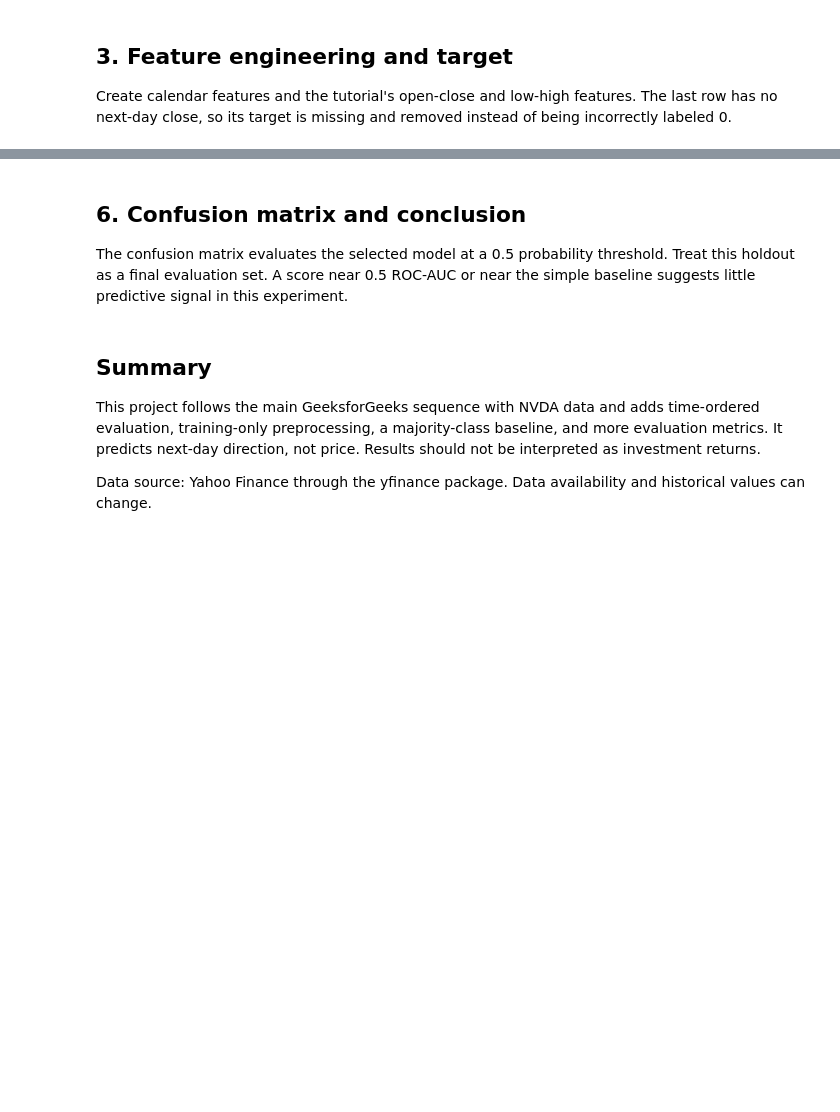
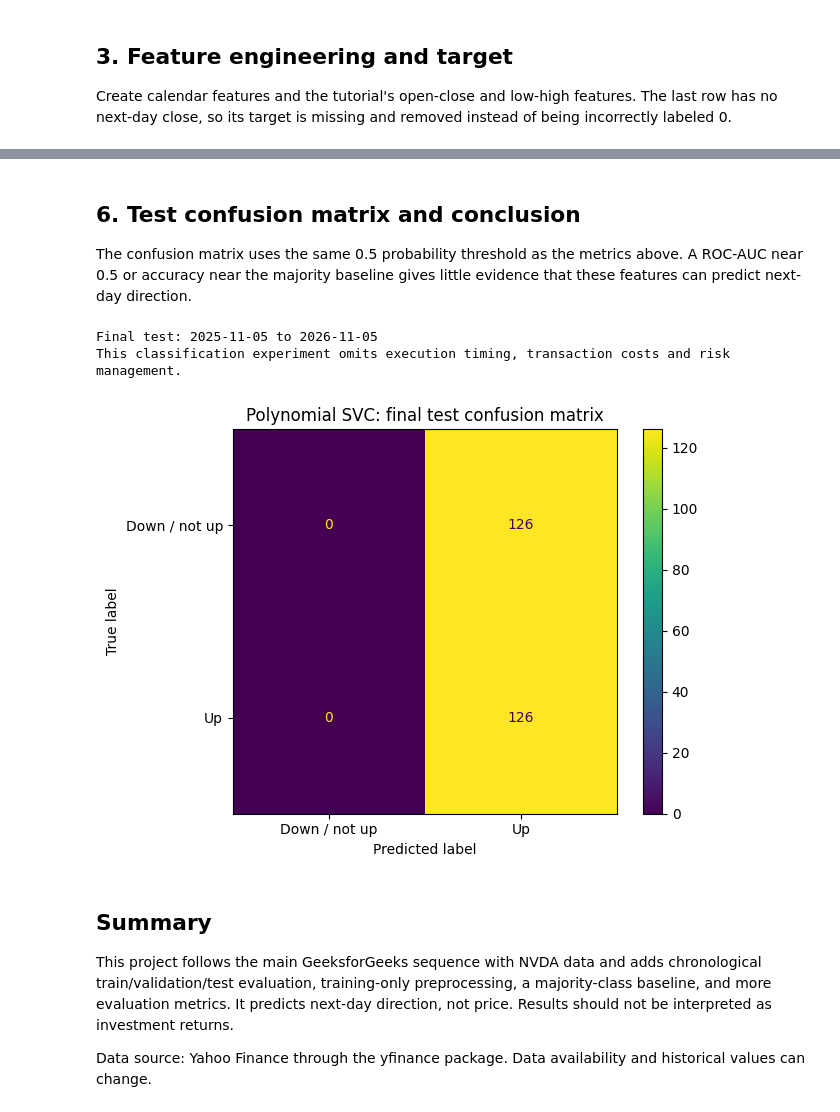
Before and after one commit to charlotteanhtran-bit/datasciproject, a Jupyter notebook: ML_stock_data_sci_model.ipynb, the cells around one changed output, grey strips where cells are left out. Drawn from its saved outputs; the diff is of its cells as text; code cells hidden in the pictures; blank space fills up the shorter version.

Commit message:
Run NVDA notebook and report separate validation and test results

```diff
--- a/ML_stock_data_sci_model.ipynb
+++ b/ML_stock_data_sci_model.ipynb
@@ -158,18 +228,35 @@ def score_model(model, X_fit, y_fit, X_eval, y_eval):
     pred = (p_eval >= 0.5).astype(int)
     return {
         "train_roc_auc": roc_auc_score(y_fit, p_fit),
-        "holdout_roc_auc": roc_auc_score(y_eval, p_eval),
-        "holdout_accuracy": accuracy_score(y_eval, pred),
-        "holdout_balanced_accuracy": balanced_accuracy_score(y_eval, pred),
-        "holdout_precision": precision_score(y_eval, pred, zero_division=0),
-        "holdout_recall": recall_score(y_eval, pred, zero_division=0),
-        "holdout_f1": f1_score(y_eval, pred, zero_division=0),
+        "validation_roc_auc": roc_auc_score(y_eval, p_eval),
+        "validation_accuracy": accuracy_score(y_eval, pred),
+        "validation_balanced_accuracy": balanced_accuracy_score(y_eval, pred),
+        "validation_precision": precision_score(y_eval, pred, zero_division=0),
+        "validation_recall": recall_score(y_eval, pred, zero_division=0),
+        "validation_f1": f1_score(y_eval, pred, zero_division=0),
     }
 
 results = {name: score_model(model, X_train, y_train, X_valid, y_valid)
            for name, model in models.items()}
-results_df = pd.DataFrame(results).T.sort_values("holdout_roc_auc", ascending=False)
+results_df = pd.DataFrame(results).T.sort_values("validation_roc_auc", ascending=False)
 display(results_df.round(3))
 best_name = results_df.index[0]
-best_model = models[best_name]
-print("Best by holdout ROC-AUC:", best_name)
+print("Selected by validation ROC-AUC:", best_name)
+
+from sklearn.base import clone
+development = work.iloc[:cut_dev]
+X_dev, y_dev = development[FEATURES], development.target
+best_model = clone(models[best_name]).fit(X_dev, y_dev)
+test_prob = best_model.predict_proba(X_test)[:, 1]
+test_pred = (test_prob >= 0.5).astype(int)
+test_results = pd.Series({
+    "test_roc_auc": roc_auc_score(y_test, test_prob),
+    "test_accuracy": accuracy_score(y_test, test_pred),
+    "test_balanced_accuracy": balanced_accuracy_score(y_test, test_pred),
+    "test_precision": precision_score(y_test, test_pred, zero_division=0),
+    "test_recall": recall_score(y_test, test_pred, zero_division=0),
+    "test_f1": f1_score(y_test, test_pred, zero_division=0),
+    "test_majority_baseline_accuracy": accuracy_score(
+        y_test, DummyClassifier(strategy="most_frequent").fit(X_dev, y_dev).predict(X_test)),
+})
+display(test_results.round(3).to_frame("score"))
@@ -176,17 +279,21 @@ print("Best by holdout ROC-AUC:", best_name)
 # %% [markdown]
-## 6. Confusion matrix and conclusion
+## 6. Test confusion matrix and conclusion
 
-The confusion matrix evaluates the selected model at a 0.5 probability threshold. Treat this holdout as a final evaluation set. A score near 0.5 ROC-AUC or near the simple baseline suggests little predictive signal in this experiment.
+The confusion matrix uses the same 0.5 probability threshold as the metrics above. A ROC-AUC near 0.5 or accuracy near the majority baseline gives little evidence that these features can predict next-day direction.
 # %%
-ConfusionMatrixDisplay.from_estimator(
-    best_model, X_valid, y_valid, display_labels=["Down / not up", "Up"])
-plt.title(f"{best_name}: holdout confusion matrix")
+ConfusionMatrixDisplay.from_predictions(
+    y_test, test_pred, display_labels=["Down / not up", "Up"])
+plt.title(f"{best_name}: final test confusion matrix")
 plt.tight_layout(); plt.show()
-print("Holdout:", valid.Date.min().date(), "to", valid.Date.max().date())
-print("This is a classification experiment, not a backtest. It omits transaction costs, execution timing, position sizing, and risk management.")
+print("Final test:", test.Date.min().date(), "to", test.Date.max().date())
+print("This classification experiment omits execution timing, transaction costs and risk management.")
+# %% [output]
+Final test: 2025-11-05 to 2026-11-05
+This classification experiment omits execution timing, transaction costs and risk management.
+[figure, added]
 # %% [markdown]
 ## Summary
 
-This project follows the main GeeksforGeeks sequence with NVDA data and adds time-ordered evaluation, training-only preprocessing, a majority-class baseline, and more evaluation metrics. It predicts next-day direction, not price. Results should not be interpreted as investment returns.
+This project follows the main GeeksforGeeks sequence with NVDA data and adds chronological train/validation/test evaluation, training-only preprocessing, a majority-class baseline, and more evaluation metrics. It predicts next-day direction, not price. Results should not be interpreted as investment returns.
 
 Data source: Yahoo Finance through the yfinance package. Data availability and historical values can change.
```
Also changed, not shown: parts of 12 cells of this notebook.
